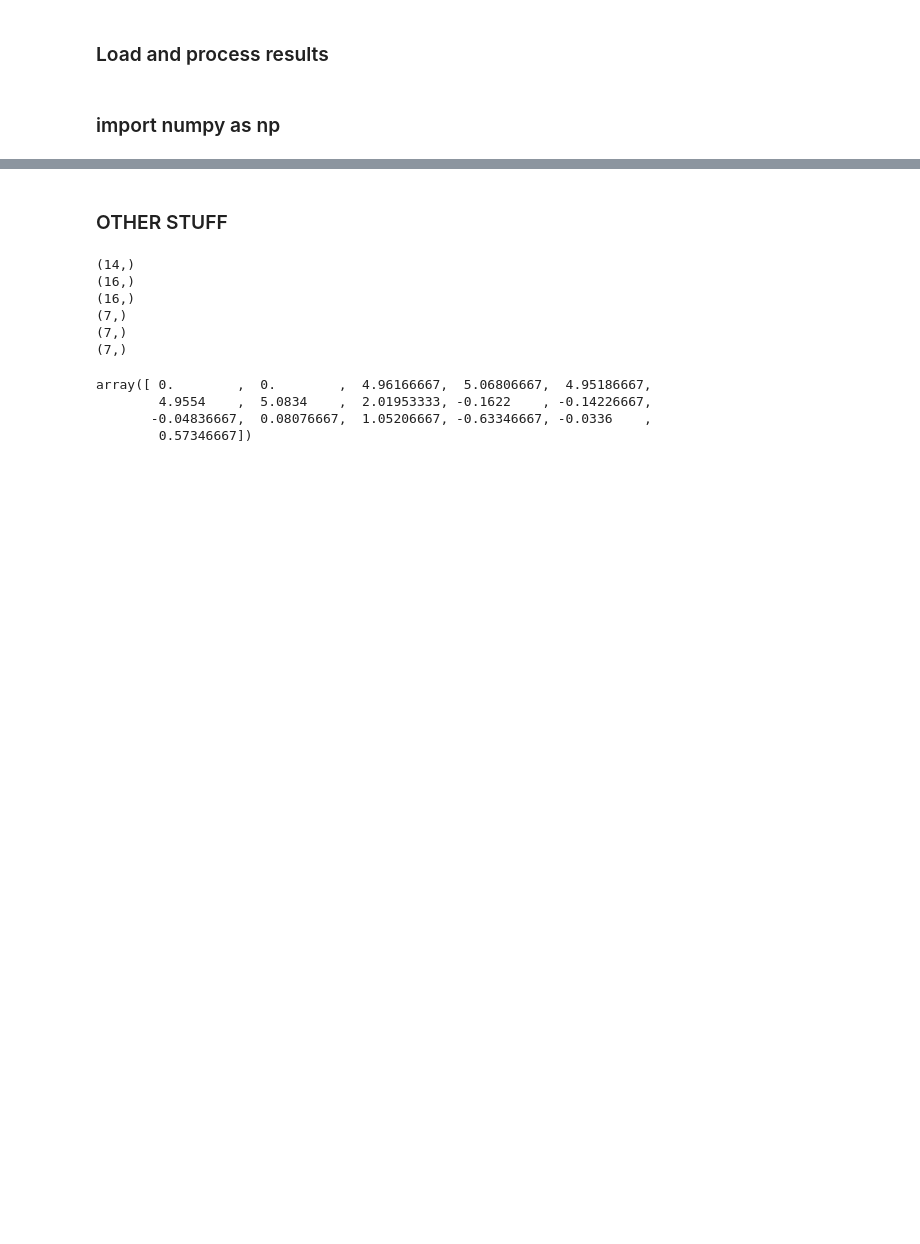
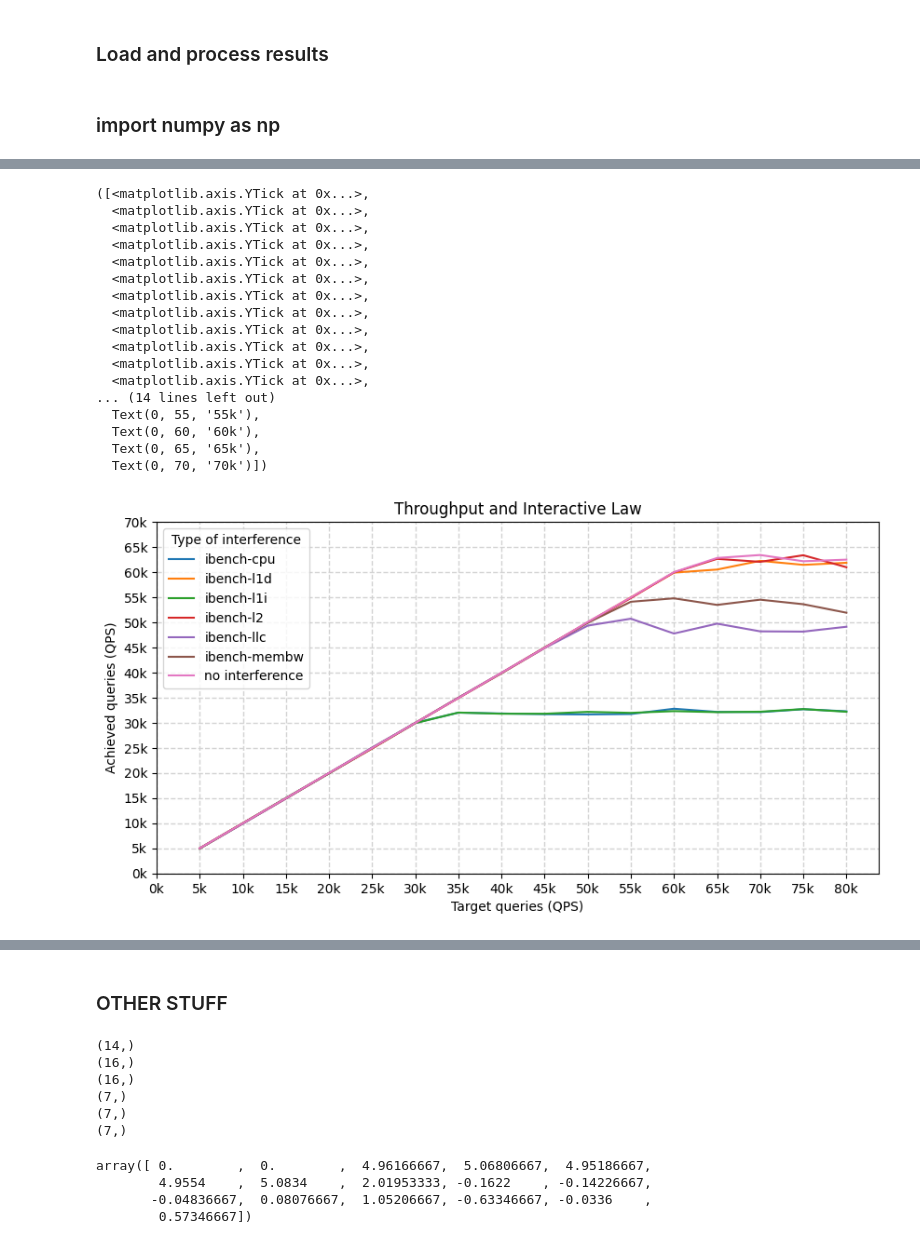
Before and after one commit to ixsanpe/cca-project, a Jupyter notebook: Plot1a.ipynb, the cells around one changed output, grey strips where cells are left out. Cells and saved outputs as stored; diff of their text form; code cells hidden in the pictures; blank space fills up the shorter version.

```diff
--- a/Plot1a.ipynb
+++ b/Plot1a.ipynb
@@ -123,0 +133,41 @@ plt.savefig("plot1.pdf")
+# %%
+targetQPS = [5,10,15,20,25,30,35,40,45,50,55,60,65,70,75,80]
+plt.figure(figsize=(10,5),dpi=100)
+for key in run_results:
+    arrays_qps = [np.array(x) for x in run_achieved_qps[key]]
+    arrays_qps = np.array(arrays_qps) / 1000.0
+    means_qps = np.array([np.mean(k) for k in zip(*arrays_qps)])
+    plt.plot(targetQPS,means_qps)
+
+#handles, labels = plt.gca().get_legend_handles_labels()
+#order = [6,1,3,5,4,2,0]
+#plt.legend([handles[idx] for idx in order],[labels[idx] for idx in order], fontsize=10, title="Type of interference")
+legend = ['ibench-cpu', 'ibench-l1d', 'ibench-l1i', 'ibench-l2', 'ibench-llc', 'ibench-membw', 'no interference']
+plt.legend(legend, fontsize=10, title="Type of interference")
+plt.title("Throughput and Interactive Law")
+plt.grid(True, color='lightgray', linestyle='--', linewidth=1)
+plt.xlabel("Target queries (QPS)")
+plt.ylabel("Achieved queries (QPS)")
+xlabs = ['0k', '5k','10k','15k','20k','25k','30k','35k','40k','45k','50k','55k','60k','65k', '70k','75k','80k']
+plt.xticks(range(0, 81, 5), xlabs)
+ylabs = ['0k', '5k','10k','15k','20k','25k','30k','35k','40k','45k','50k','55k','60k','65k', '70k']
+plt.yticks(range(0, 71, 5), ylabs)
+# %% [output]
+([<matplotlib.axis.YTick at 0x...>,
+  <matplotlib.axis.YTick at 0x...>,
+  <matplotlib.axis.YTick at 0x...>,
+  <matplotlib.axis.YTick at 0x...>,
+  <matplotlib.axis.YTick at 0x...>,
+  <matplotlib.axis.YTick at 0x...>,
+  <matplotlib.axis.YTick at 0x...>,
+  <matplotlib.axis.YTick at 0x...>,
+  <matplotlib.axis.YTick at 0x...>,
+  <matplotlib.axis.YTick at 0x...>,
+  <matplotlib.axis.YTick at 0x...>,
+  <matplotlib.axis.YTick at 0x...>,
+... (14 lines left out)
+  Text(0, 55, '55k'),
+  Text(0, 60, '60k'),
+  Text(0, 65, '65k'),
+  Text(0, 70, '70k')])
+[figure, added]
```
Also changed, not shown: parts of 5 cells of this notebook, 11 other files.
